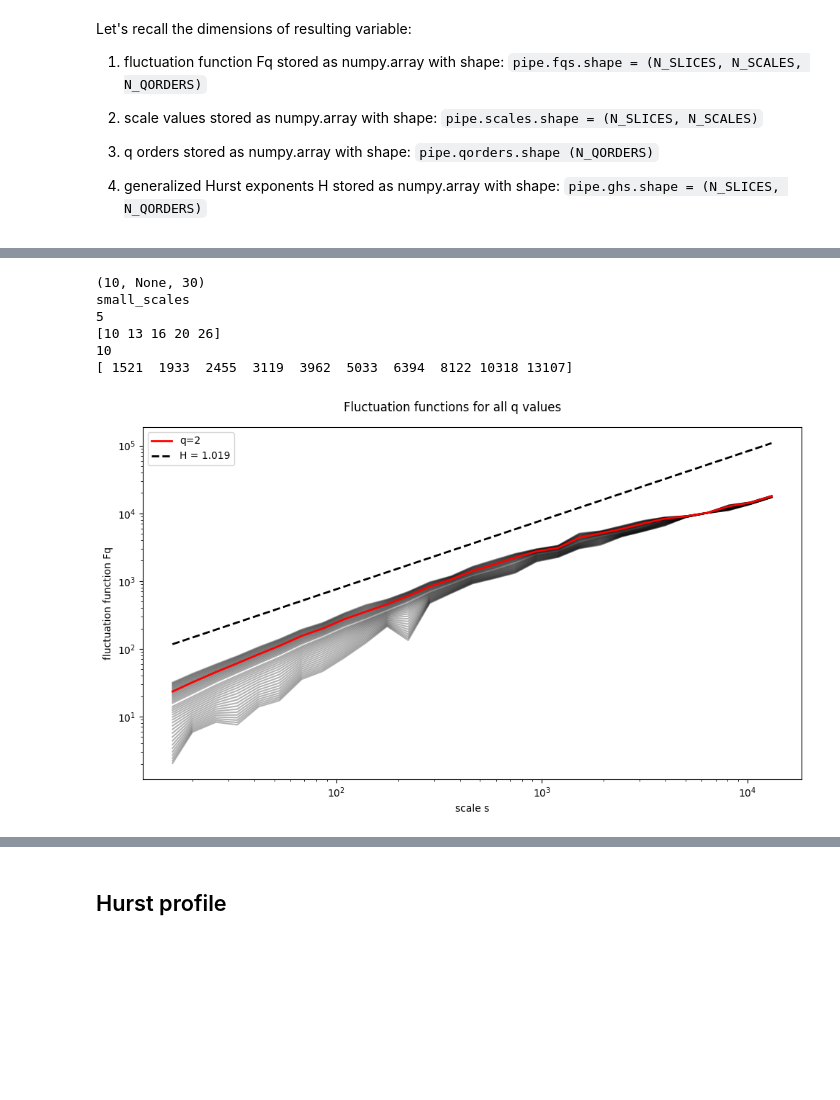
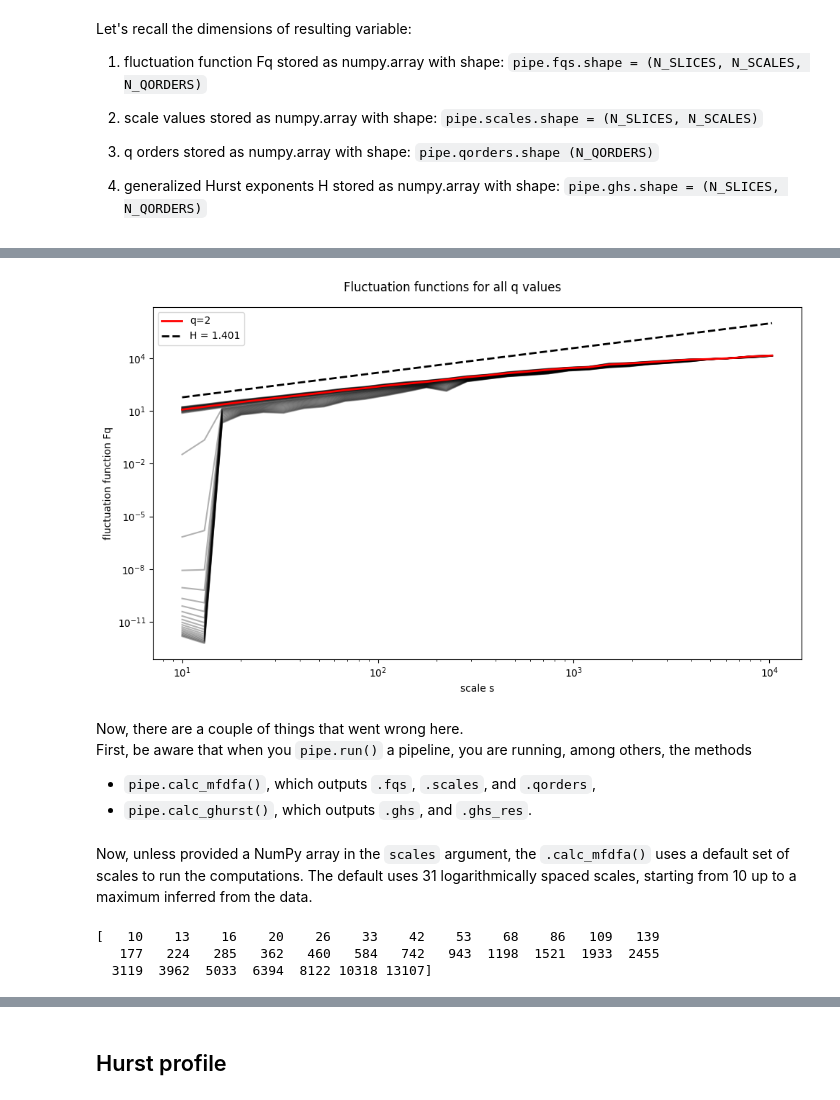
Before and after one commit to Mark-Kac-Center/MFSCA, a Jupyter notebook: Workshop.ipynb, the cells around one changed output, grey strips where cells are left out. Cells and saved outputs as stored; diff of their text form; code cells hidden in the pictures; blank space fills up the shorter version.

```diff
--- a/Workshop.ipynb
+++ b/Workshop.ipynb
@@ -400,7 +395,7 @@ fig.tight_layout()
 # %% [markdown]
 We are going to analyse a couple of MRI scans from the [The Open Access Series of Imaging Studies](https://sites.wustl.edu/oasisbrains), namely OASIS-1.
 # %%
-experiment_dir = Path('..') / 'Example_experiment'
+experiment_dir = Path('.') / 'Example_experiment' # ⚠️ Hopefully, you working directory still is `/MFSCA`.
 data_dir = experiment_dir / 'scans'
 output_dir = experiment_dir / 'output'
 # state_path = output_dir / f'{slice_axis}'
@@ -467,3 +471,10 @@ fig.tight_layout()
 # %%
 pipe = fsca.neuro.pipeline_mri()
-pipe.run(scan_file = data_files[0], slice_axis = 'x')
+pipe.run(scan_file = data_files[0]) # 🧪 Change specify `slice_axis` to other values.
+
+print('\tpipe.fqs',pipe.fqs.shape) # (N_SLICES, N_SCALES, N_QORDERS)
+print('\tpipe.scales',pipe.scales.shape) # (N_SLICES, N_SCALES)
+print('\tpipe.qorders',pipe.qorders.shape) # (N_QORDERS)
+print('\tpipe.ghs', pipe.ghs.shape) # (N_SLICES, N_QORDERS)
+
+print('Chosen Slice axis: ', pipe.slice_axis)
@@ -522,59 +510,58 @@ or use the preset scale ranges
-# %%
-from fsca import const
-
-# Default settings for the scales
-print(const.DEFAULT_SCALES)
-print(const.DEFAULT_SCALE_PRESET)
-print(const.DEFAULT_SMALL_SCALES_INTERVAL_SIZE)
-print(s[:const.DEFAULT_SMALL_SCALES_INTERVAL_SIZE])
-print(const.DEFAULT_LARGE_SCALES_INTERVAL_SIZE)
-print(s[-const.DEFAULT_LARGE_SCALES_INTERVAL_SIZE:])
-# %% [output]
-(10, None, 30)
-small_scales
-5
-[10 13 16 20 26]
-10
-[ 1521  1933  2455  3119  3962  5033  6394  8122 10318 13107]
 # %%
 slice_ix = 100
 
 q_ix_equal_two = np.argwhere(pipe.qorders == 2).item()
-#=== 🧪 change this to cut-out the artifactual scales
 min_scale_ix = 0
 max_scale_ix = -1
-#=== 🧪
 
 # Plot all fluctuation functions for different q values
 fig, ax = plt.subplots(figsize=(10, 6))
 s = pipe.scales[slice_ix, min_scale_ix:max_scale_ix]
 F2 = pipe.fqs[slice_ix, min_scale_ix:max_scale_ix, q_ix_equal_two]
 
 # Plot all q values
-for i in range(pipe.fqs.shape[2]):  # ⚠️ for 2D image we had .shape[1]
+for i in range(pipe.fqs.shape[2]):  # ⚠️
     ax.plot(s, pipe.fqs[slice_ix,min_scale_ix:max_scale_ix, i], '-', alpha=0.3, color='black')  # Adjust q labeling as needed
 
 # Highlight the q=2 case
 F2 = pipe.fqs[slice_ix, min_scale_ix:max_scale_ix, q_ix_equal_two]
 ax.plot(s, F2, '-', linewidth=2, color='red', label=f'q=2')
 
 # Add the reference line for Hurst exponent
-
-#=== 🧪 change this to: 'all_scales', 'small_scales', 'large_scales'
-# pipe.calc_ghurst(scale_preset='all_scales')
-#=== 🧪
-
+pipe.calc_ghurst()
 Hurst_H = pipe.ghs[slice_ix, q_ix_equal_two]
 h = s**Hurst_H * s[-1]**(-Hurst_H)
-h = h * F2[0] / h[0] * 5 # rescale the reference line for clarity
+h = h * F2[0] / h[0] * 5 # manually rescale the reference line for clarity
 ax.plot(s, h, '--', color='black', linewidth=2, label=f'H = {Hurst_H:.3f}')
 
 ax.set_xscale('log')
 ax.set_yscale('log')
 ax.set_ylabel('fluctuation function Fq')
 ax.set_xlabel('scale s')
 ax.legend()
 fig.suptitle('Fluctuation functions for all q values')
 plt.tight_layout()
 # %% [output]
-[figure, old version]
+[figure, new version]
+# %% [markdown]
+Now, there are a couple of things that went wrong here.
+First, be aware that when you `pipe.run()` a pipeline, you are running, among others, the methods
+- `pipe.calc_mfdfa()`, which outputs `.fqs`, `.scales`, and `.qorders`,
+- `pipe.calc_ghurst()`, which outputs `.ghs`, and  `.ghs_res`.
+# %% [markdown]
+Now, unless provided a NumPy array in the `scales` argument, the `.calc_mfdfa()` uses a default set of scales to run the computations. The default uses 31 logarithmically spaced scales, starting from 10 up to a maximum inferred from the data.
+# %%
+# This is our current set of scales
+s = pipe.scales[slice_ix,:]
+print(s)
+
+#=== 🧪 This shows where the scales are computed.
+# from fsca import const
+# print(const.DEFAULT_SCALES)
+# fsca.pipeline_basic.pipeline_2d._infer_scales(sfc = pipe.sfcs[100],
+                                              # scales_params = const.DEFAULT_SCALES)
+#=== 🧪
+# %% [output]
+[   10    13    16    20    26    33    42    53    68    86   109   139
+   177   224   285   362   460   584   742   943  1198  1521  1933  2455
+  3119  3962  5033  6394  8122 10318 13107]
```
Also changed, not shown: parts of 26 cells of this notebook.
